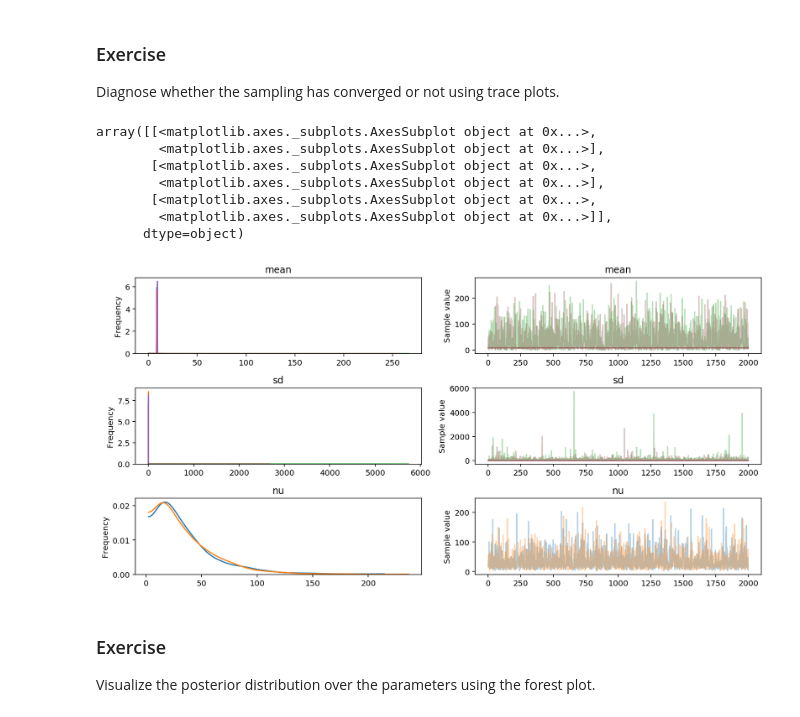
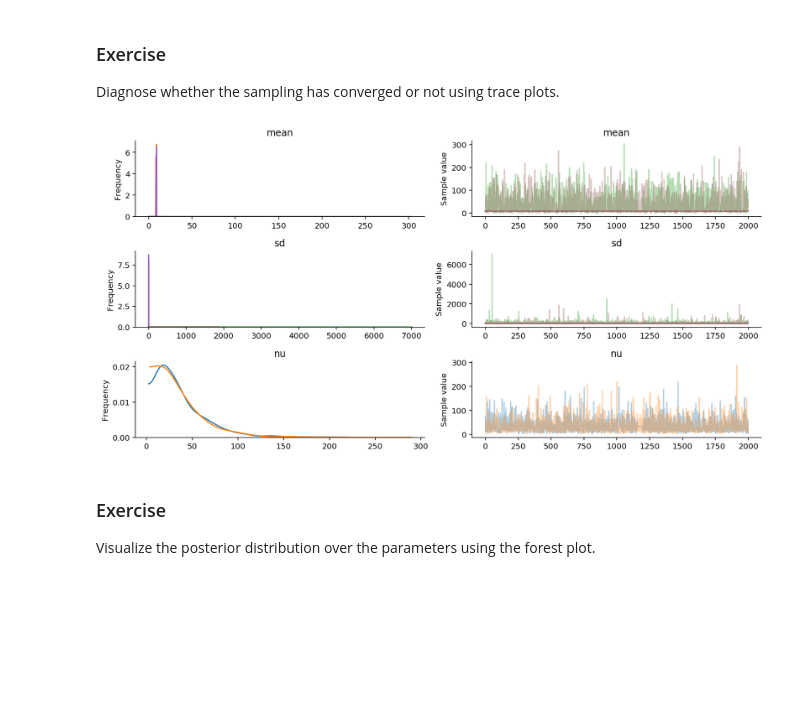
Before and after one commit to ericmjl/bayesian-stats-modelling-tutorial, a Jupyter notebook: notebooks/05-instructor-two-group-comparison-finches.ipynb, the cells around one changed output. Cells and saved outputs as stored; diff of their text form; code cells hidden in the pictures; blank space fills up the shorter version.

```diff
--- a/notebooks/05-instructor-two-group-comparison-finches.ipynb
+++ b/notebooks/05-instructor-two-group-comparison-finches.ipynb
@@ -94,17 +98,11 @@ There were 8 divergences after tuning. Increase `target_accept` or reparameteriz
 ### Exercise
 
 Diagnose whether the sampling has converged or not using trace plots.
-# %%
-pm.traceplot(trace)
-# %% [output]
-array([[<matplotlib.axes._subplots.AxesSubplot object at 0x...>,
-        <matplotlib.axes._subplots.AxesSubplot object at 0x...>],
-       [<matplotlib.axes._subplots.AxesSubplot object at 0x...>,
-        <matplotlib.axes._subplots.AxesSubplot object at 0x...>],
-       [<matplotlib.axes._subplots.AxesSubplot object at 0x...>,
-        <matplotlib.axes._subplots.AxesSubplot object at 0x...>]],
-      dtype=object)
-[figure, removed]
+# %%
+traces = pm.traceplot(trace)
+despine_traceplot(traces)
+# %% [output]
+[figure, added]
 # %% [markdown]
 ### Exercise
 
```
Also changed, not shown: parts of 8 cells of this notebook, 21 other files.
